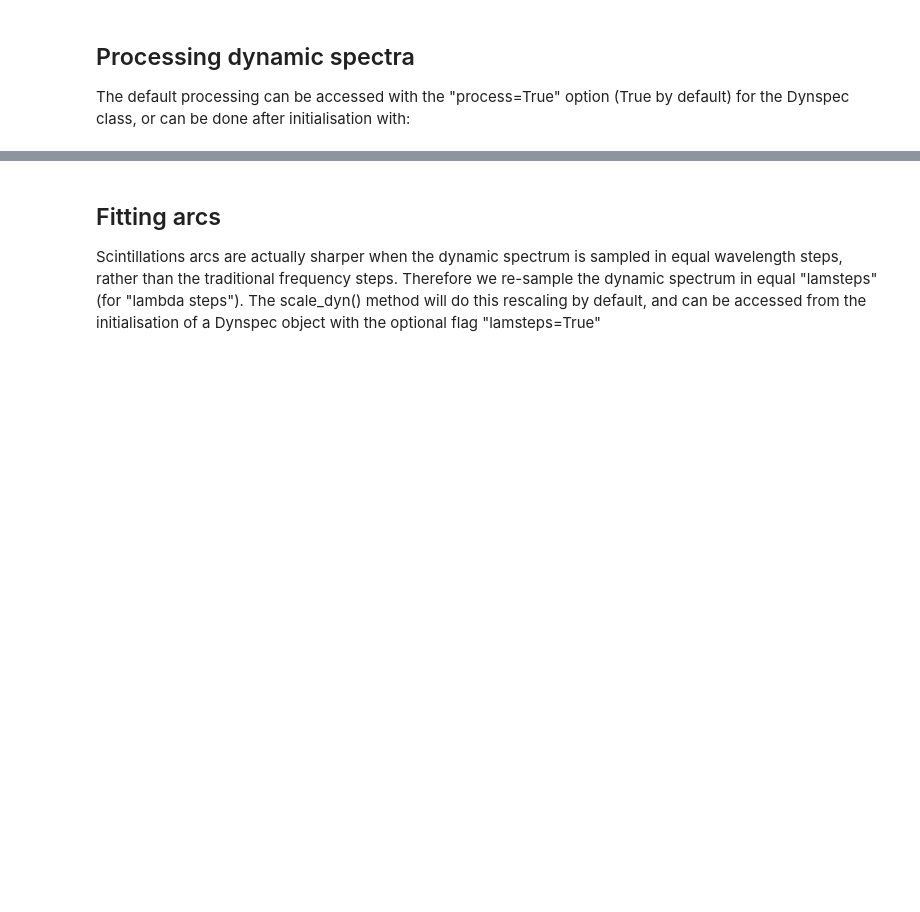
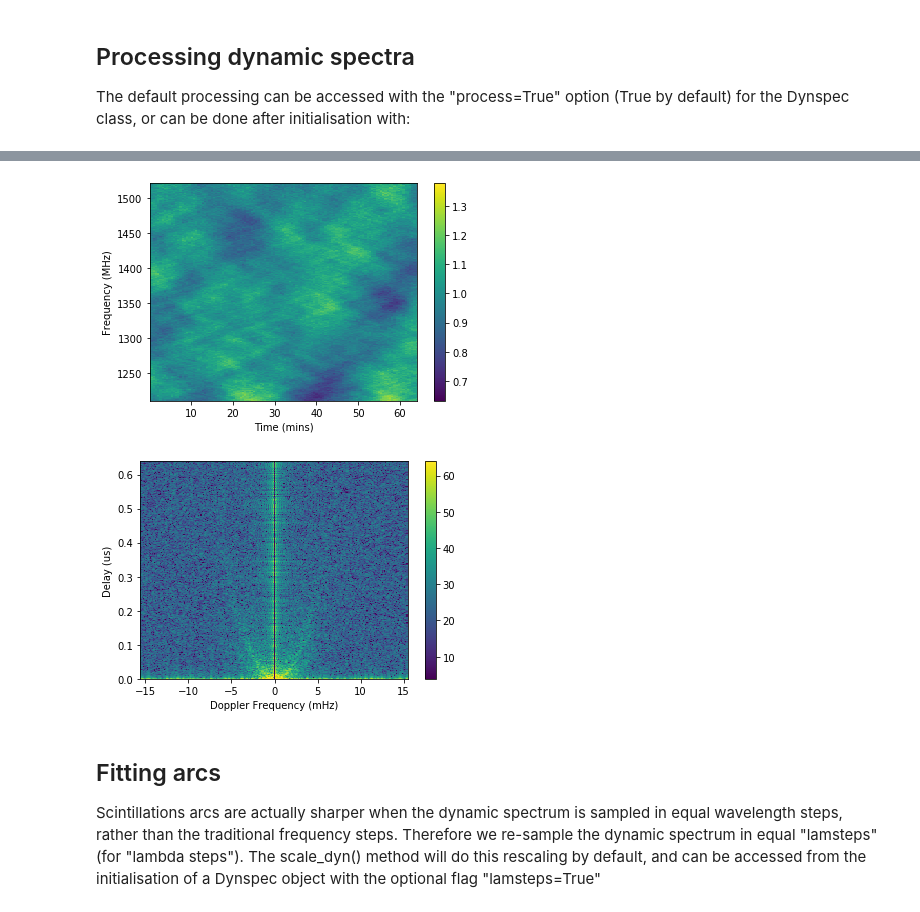
Before and after one commit to danielreardon/scintools, a Jupyter notebook: scintools/examples/arc_modelling.ipynb, the cells around one changed output, grey strips where cells are left out. Cells and saved outputs as stored; diff of their text form; code cells hidden in the pictures; blank space fills up the shorter version.

```diff
--- a/scintools/examples/arc_modelling.ipynb
+++ b/scintools/examples/arc_modelling.ipynb
@@ -61,3 +64,11 @@ dyn.plot_sspec()
+# %%
+dyn.correct_band(time=True)
+dyn.plot_dyn()
+dyn.calc_sspec()
+dyn.plot_sspec()  # Or we can save a step by using dyn.calc_sspec(plot=True) in the previous line
+# %% [output]
+[figure, added]
+[figure, added]
 # %% [markdown]
 ## Fitting arcs
 
```
Also changed, not shown: parts of 15 cells of this notebook, 8 other files.
